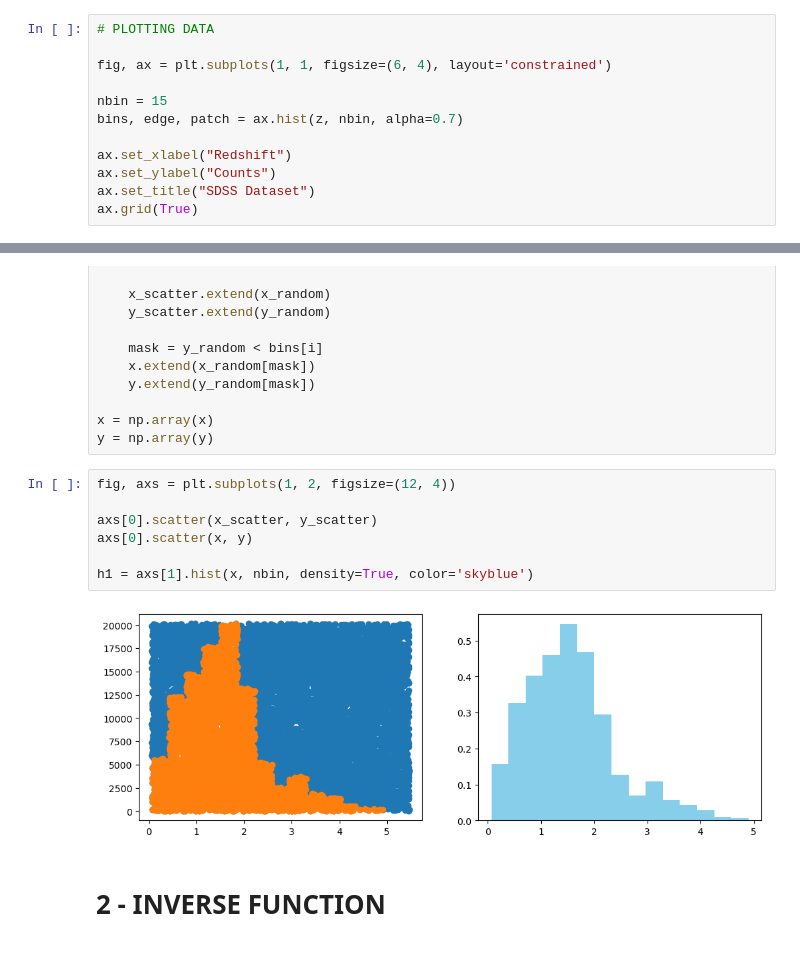
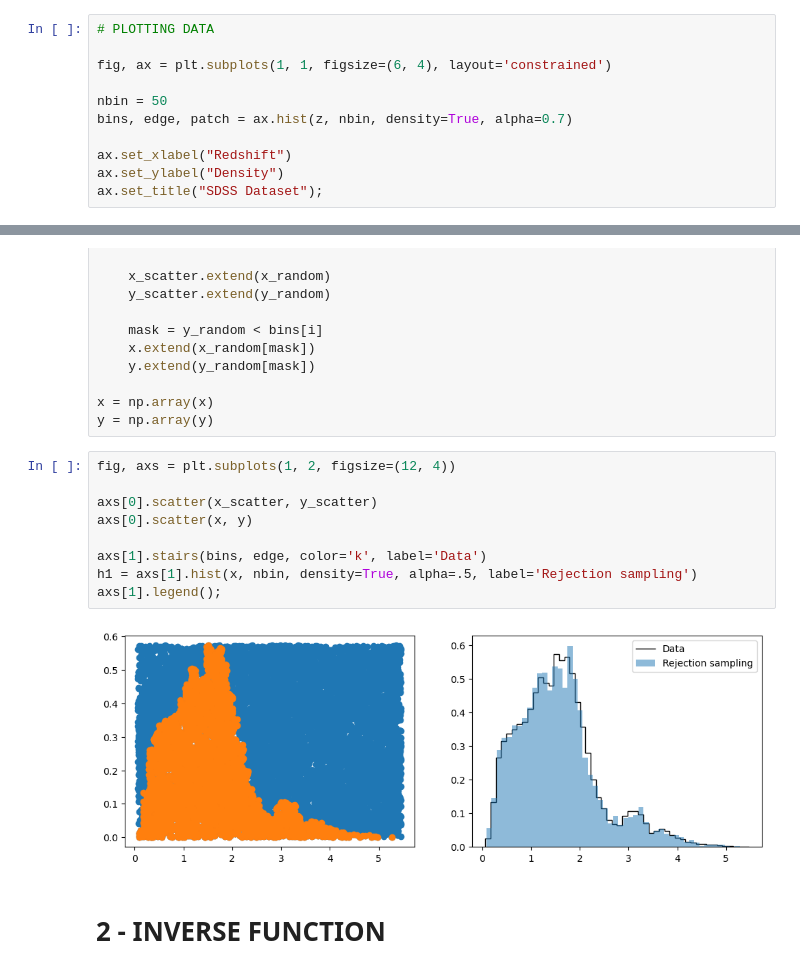
Before and after one commit to RoccoGiugni/ASML-24-25, a Jupyter notebook: L04/L04.ipynb, the cells around one changed output, grey strips where cells are left out. Cells and saved outputs as stored; diff of their text form.

```diff
--- a/L04/L04.ipynb
+++ b/L04/L04.ipynb
@@ -42,11 +42,10 @@ z = data['redshift']
 
 fig, ax = plt.subplots(1, 1, figsize=(6, 4), layout='constrained')
 
-nbin = 15
-bins, edge, patch = ax.hist(z, nbin, alpha=0.7)
+nbin = 50
+bins, edge, patch = ax.hist(z, nbin, density=True, alpha=0.7)
 
 ax.set_xlabel("Redshift")
-ax.set_ylabel("Counts")
-ax.set_title("SDSS Dataset")
-ax.grid(True)
+ax.set_ylabel("Density")
+ax.set_title("SDSS Dataset");
 # %% [output]
@@ -78,12 +77,14 @@ y = np.array(y)
 # %%
 fig, axs = plt.subplots(1, 2, figsize=(12, 4))
 
 axs[0].scatter(x_scatter, y_scatter)
 axs[0].scatter(x, y)
 
-h1 = axs[1].hist(x, nbin, density=True, color='skyblue')
+axs[1].stairs(bins, edge, color='k', label='Data')
+h1 = axs[1].hist(x, nbin, density=True, alpha=.5, label='Rejection sampling')
+axs[1].legend();
 # %% [output]
-[figure, old version]
+[figure, new version]
 # %% [markdown]
 # 2 - INVERSE FUNCTION
 # %%
```
Also changed, not shown: parts of 5 cells of this notebook, 7 other files.
